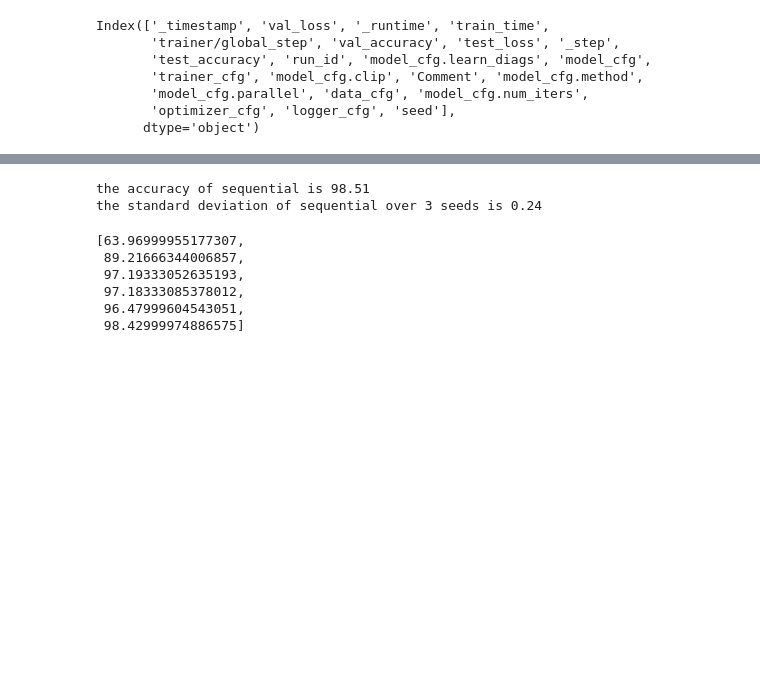
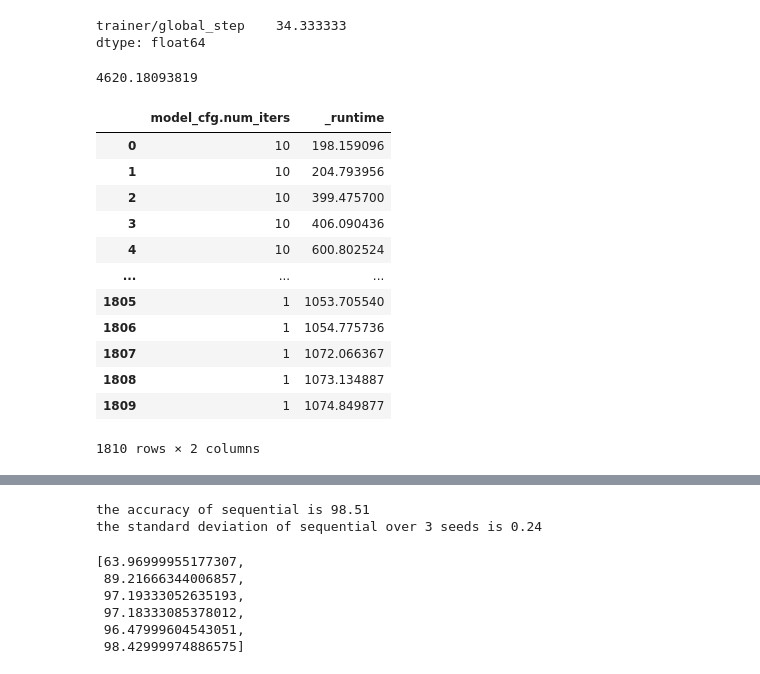
Before and after one commit to ekellbuch/deep_ssm, a Jupyter notebook: figures/smnist_compute_accuracy_plot.ipynb, the cells around one changed output, grey strips where cells are left out. Saved outputs shown, nothing was run; the diff lists cells and outputs as text; code cells hidden in the pictures; blank space fills up the shorter version.

```diff
--- a/figures/smnist_compute_accuracy_plot.ipynb
+++ b/figures/smnist_compute_accuracy_plot.ipynb
@@ -35,13 +37,3 @@ with open("./smnist_seq_imzx6zi3.pkl", "rb") as f:
 # %%
 with open("./smnist_977si1an.pkl", "rb") as f:
     parr = p.load(f)
-# %%
-parr.columns
-# %% [output]
-Index(['_timestamp', 'val_loss', '_runtime', 'train_time',
-       'trainer/global_step', 'val_accuracy', 'test_loss', '_step',
-       'test_accuracy', 'run_id', 'model_cfg.learn_diags', 'model_cfg',
-       'trainer_cfg', 'model_cfg.clip', 'Comment', 'model_cfg.method',
-       'model_cfg.parallel', 'data_cfg', 'model_cfg.num_iters',
-       'optimizer_cfg', 'logger_cfg', 'seed'],
-      dtype='object')
@@ -47,0 +42,29 @@ Index(['_timestamp', 'val_loss', '_runtime', 'train_time',
+# %%
+seq[["trainer/global_step", "seed"]].groupby(
+    ["seed"]
+).max().mean().item()
+# %% [output]
+trainer/global_step    34.333333
+dtype: float64
+# %%
+134.581443 * 34.33
+# %% [output]
+4620.18093819
+# %%
+parr[~parr["model_cfg.clip"]][parr["model_cfg.method"] == "gru"][
+    ~parr["_runtime"].isna()
+][["model_cfg.num_iters", "_runtime"]]
+# %% [output]
+|  | model_cfg.num_iters | _runtime |
+| 0 | 10 | 198.159096 |
+| 1 | 10 | 204.793956 |
+| 2 | 10 | 399.475700 |
+| 3 | 10 | 406.090436 |
+| 4 | 10 | 600.802524 |
+| ... | ... | ... |
+| 1805 | 1 | 1053.705540 |
+| 1806 | 1 | 1054.775736 |
+| 1807 | 1 | 1072.066367 |
+| 1808 | 1 | 1073.134887 |
+| 1809 | 1 | 1074.849877 |
+1810 rows × 2 columns
```
Also changed, not shown: parts of 12 cells of this notebook.
